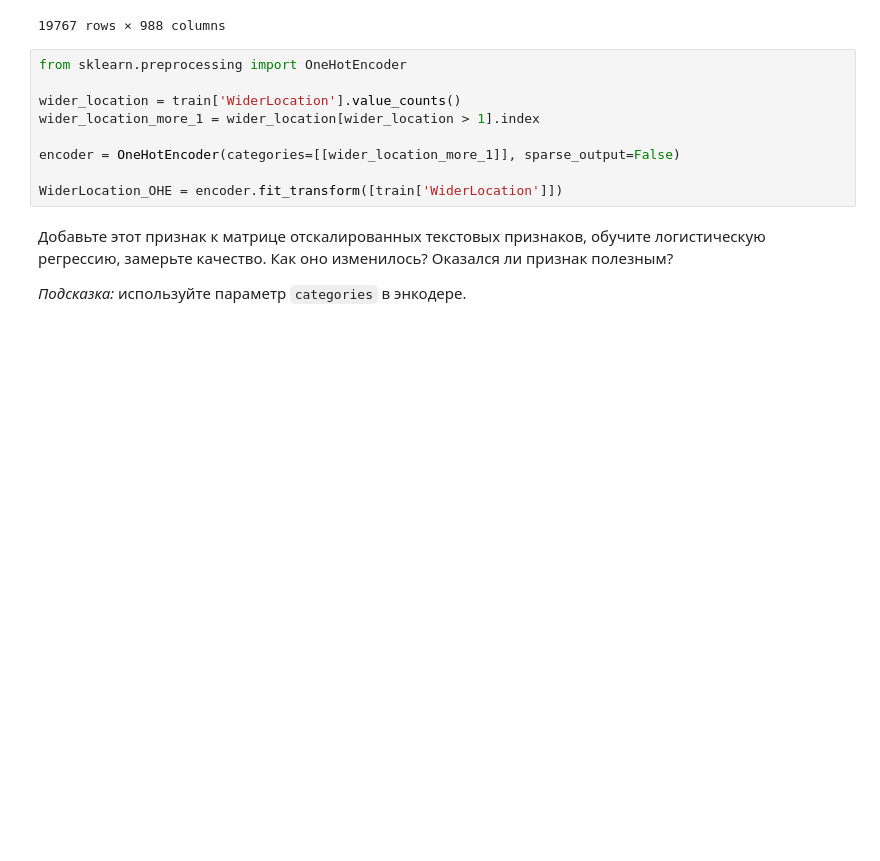
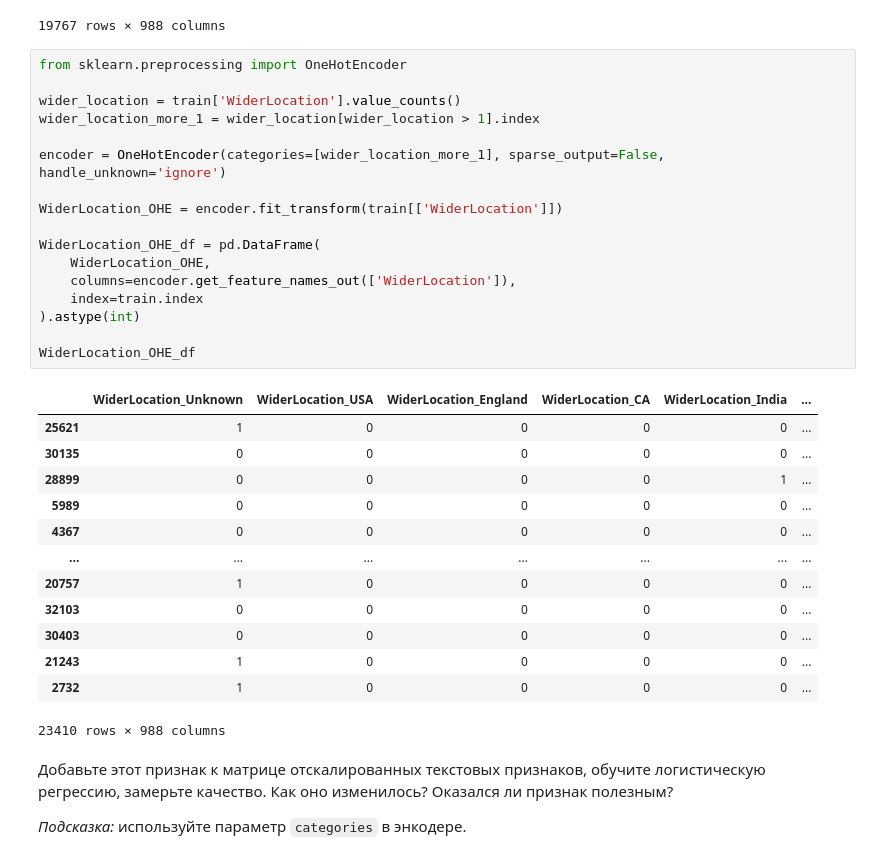
Before and after one commit to stass9966/programming-technologies, a Jupyter notebook: 2025/homeworks/hw06_texts/hw06_texts.ipynb, the cells around one changed output. Drawn from its saved outputs; the diff is of its cells as text; blank space fills up the shorter version.

```diff
--- a/2025/homeworks/hw06_texts/hw06_texts.ipynb
+++ b/2025/homeworks/hw06_texts/hw06_texts.ipynb
@@ -860,12 +860,34 @@ WiderLocation_OHE
 # %%
 from sklearn.preprocessing import OneHotEncoder
 
 wider_location = train['WiderLocation'].value_counts()
 wider_location_more_1 = wider_location[wider_location > 1].index
 
-encoder = OneHotEncoder(categories=[[wider_location_more_1]], sparse_output=False)
+encoder = OneHotEncoder(categories=[wider_location_more_1], sparse_output=False, handle_unknown='ignore')
 
-WiderLocation_OHE = encoder.fit_transform([train['WiderLocation']])
+WiderLocation_OHE = encoder.fit_transform(train[['WiderLocation']])
+
+WiderLocation_OHE_df = pd.DataFrame(
+    WiderLocation_OHE,
+    columns=encoder.get_feature_names_out(['WiderLocation']),
+    index=train.index
+).astype(int)
+
+WiderLocation_OHE_df
+# %% [output]
+|  | WiderLocation_Unknown | WiderLocation_USA | WiderLocation_England | WiderLocation_CA | WiderLocation_India | ... |
+| 25621 | 1 | 0 | 0 | 0 | 0 | ... |
+| 30135 | 0 | 0 | 0 | 0 | 0 | ... |
+| 28899 | 0 | 0 | 0 | 0 | 1 | ... |
+| 5989 | 0 | 0 | 0 | 0 | 0 | ... |
+| 4367 | 0 | 0 | 0 | 0 | 0 | ... |
+| ... | ... | ... | ... | ... | ... | ... |
+| 20757 | 1 | 0 | 0 | 0 | 0 | ... |
+| 32103 | 0 | 0 | 0 | 0 | 0 | ... |
+| 30403 | 0 | 0 | 0 | 0 | 0 | ... |
+| 21243 | 1 | 0 | 0 | 0 | 0 | ... |
+| 2732 | 1 | 0 | 0 | 0 | 0 | ... |
+23410 rows × 988 columns
 # %% [markdown]
 Добавьте этот признак к матрице отскалированных текстовых признаков, обучите логистическую регрессию, замерьте качество. Как оно изменилось? Оказался ли признак полезным?
 
```
Also changed, not shown: parts of 1 cell of this notebook.
